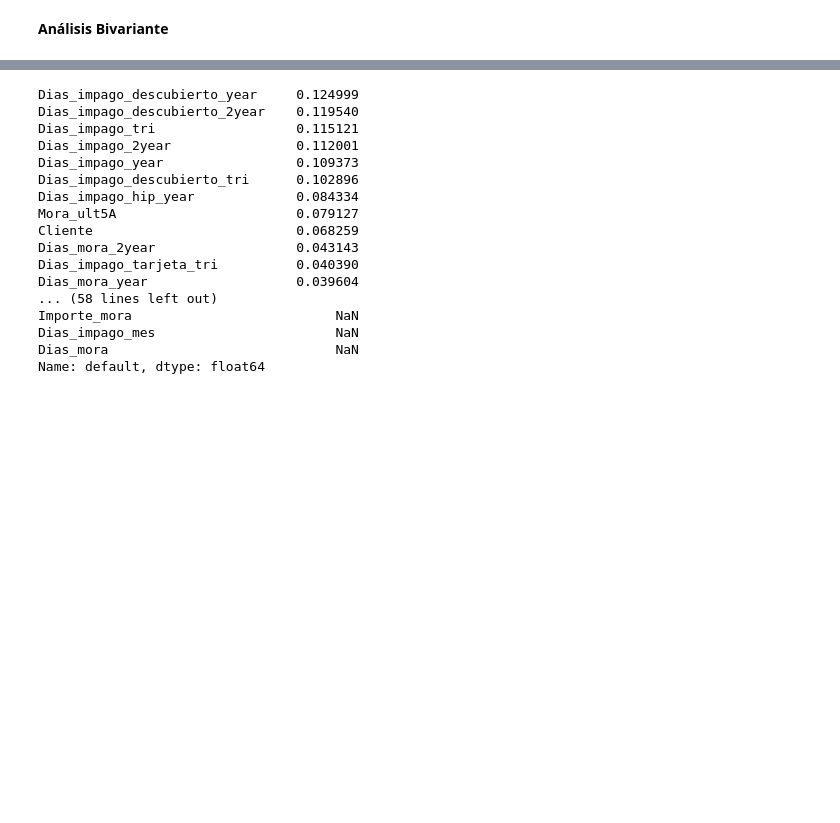
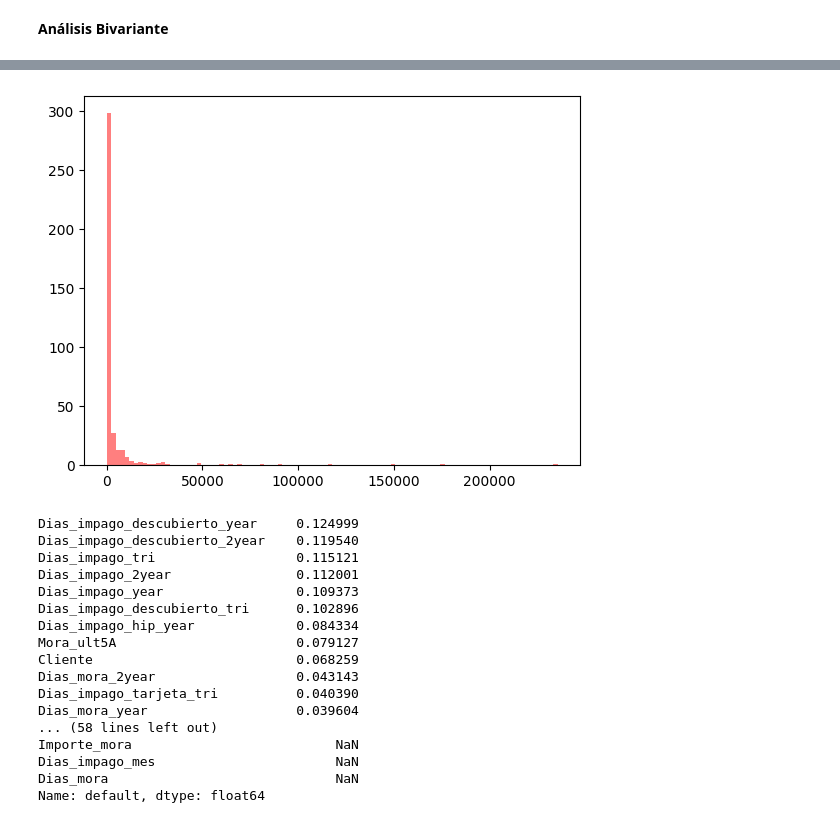
Before and after one commit to martamateosgon/Finanzas_MS, a Jupyter notebook: analisis_marta_nagore.ipynb, the cells around one changed output, grey strips where cells are left out. Saved outputs shown, nothing was run; the diff lists cells and outputs as text; code cells hidden in the pictures; blank space fills up the shorter version.

```diff
--- a/analisis_marta_nagore.ipynb
+++ b/analisis_marta_nagore.ipynb
@@ -217,3 +327,7 @@ filtered_corr_matrix.sort_values(by='Correlacion', ascending=False).reset_index(
+# %%
+plt.hist(df.loc[df['default'] == 1, 'Saldo_total'], bins=100, color='red', alpha=0.5, label='Default = 1');
+# %% [output]
+[figure, added]
 # %%
 # Obtener las correlaciones con 'default' de la matriz de correlación --> CORRELACIONES 'DEFAULT'
 default_corr = corr_matrix['default'].sort_values(ascending=False)
```
Also changed, not shown: parts of 22 cells of this notebook.
